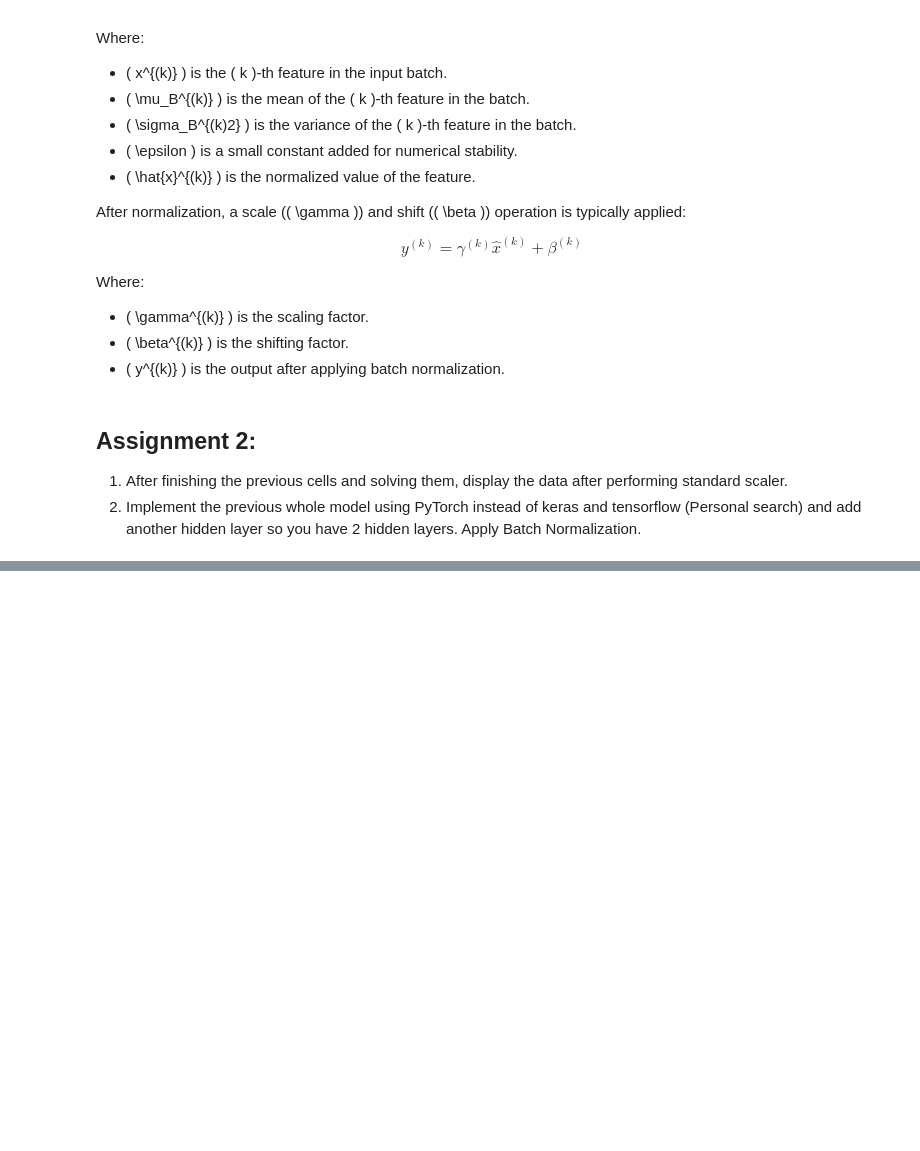
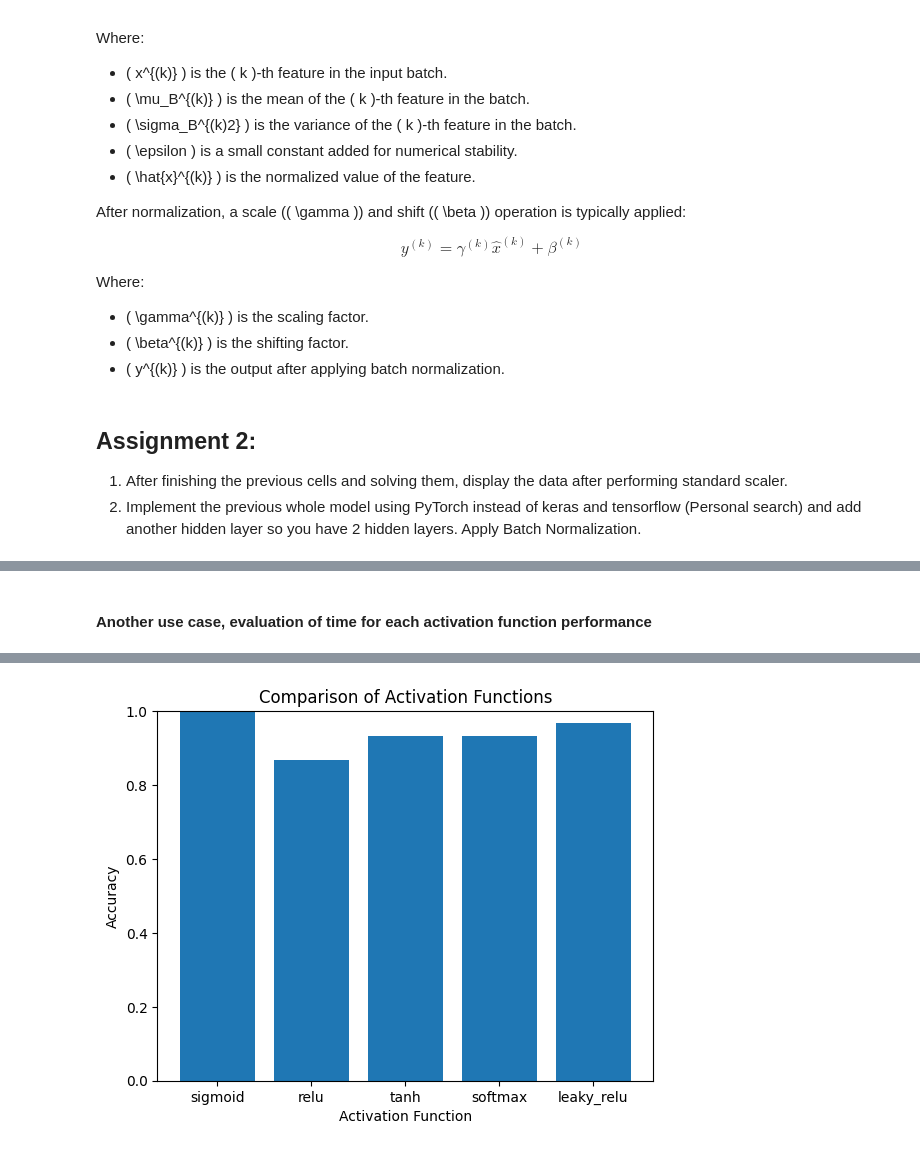
Before and after one commit to AIBabyTeaching/DEEP-LEARNING-SEPT-2024, a Jupyter notebook: ALL_WEEKS_V2 - Student.ipynb, the cells around one changed output, grey strips where cells are left out. Cells and saved outputs as stored; diff of their text form; code cells hidden in the pictures; blank space fills up the shorter version.

```diff
--- a/ALL_WEEKS_V2 - Student.ipynb
+++ b/ALL_WEEKS_V2 - Student.ipynb
@@ -551,0 +925,67 @@ Where:
+# %% [markdown]
+#### Another use case, evaluation of time for each activation function performance
+# %%
+import numpy as np
+import time
+import matplotlib.pyplot as plt
+from sklearn.datasets import load_iris
+from sklearn.model_selection import train_test_split
+from keras.models import Sequential
+from keras.layers import Dense
+from keras.utils import to_categorical
+
+# load Iris dataset
+iris = load_iris()
+X, y = iris.data, iris.target
+
+# convert target labels to one-hot encoding
+y_one_hot = to_categorical(y)
+
+# split the dataset into training and testing sets
+X_train, X_test, y_train, y_test = train_test_split(X, y_one_hot, test_size=0.2, random_state=42)
+
+# define the activation functions to compare
+activation_functions = ['sigmoid', 'relu', 'tanh', 'softmax','leaky_relu']
+
+# initialize lists to store model accuracy and training time for each activation function
+accuracies = []
+training_times = []
+
+# create and evaluate models with different activation functions
+for activation in activation_functions:
+
+    model = Sequential()
+    model.add(Dense(8, input_dim=4, activation=activation))
+    model.add(Dense(3, activation='softmax'))
+    model.compile(optimizer='adam', loss='categorical_crossentropy', metrics=['accuracy'])
+
+    # start time
+    start_time = time.time()
+
+    # train the model
+    history = model.fit(X_train, y_train, epochs=100, batch_size=5, verbose=0)
+
+    # end time
+    end_time = time.time()
+
+    # calculate the training time in seconds
+    training_time = end_time - start_time
+    training_times.append(training_time)
+
+    # evaluate the model on the test set
+    loss, accuracy = model.evaluate(X_test, y_test, verbose=0)
+    accuracies.append(accuracy)
+
+
+    print(f"{activation.capitalize()} Activation Function:")
+    print(f"  Accuracy: {accuracy:.4f}")
+    print(f"  Training Time: {training_time:.4f} seconds\n")
+
+
+plt.bar(activation_functions, accuracies)
+plt.title('Comparison of Activation Functions')
+plt.xlabel('Activation Function')
+plt.ylabel('Accuracy')
+plt.ylim(0, 1)
+plt.show()
+# %% [output]
@@ -551,0 +1011 @@ Where:
+[figure, added]
```
Also changed, not shown: parts of 43 cells of this notebook, 10 other files.
